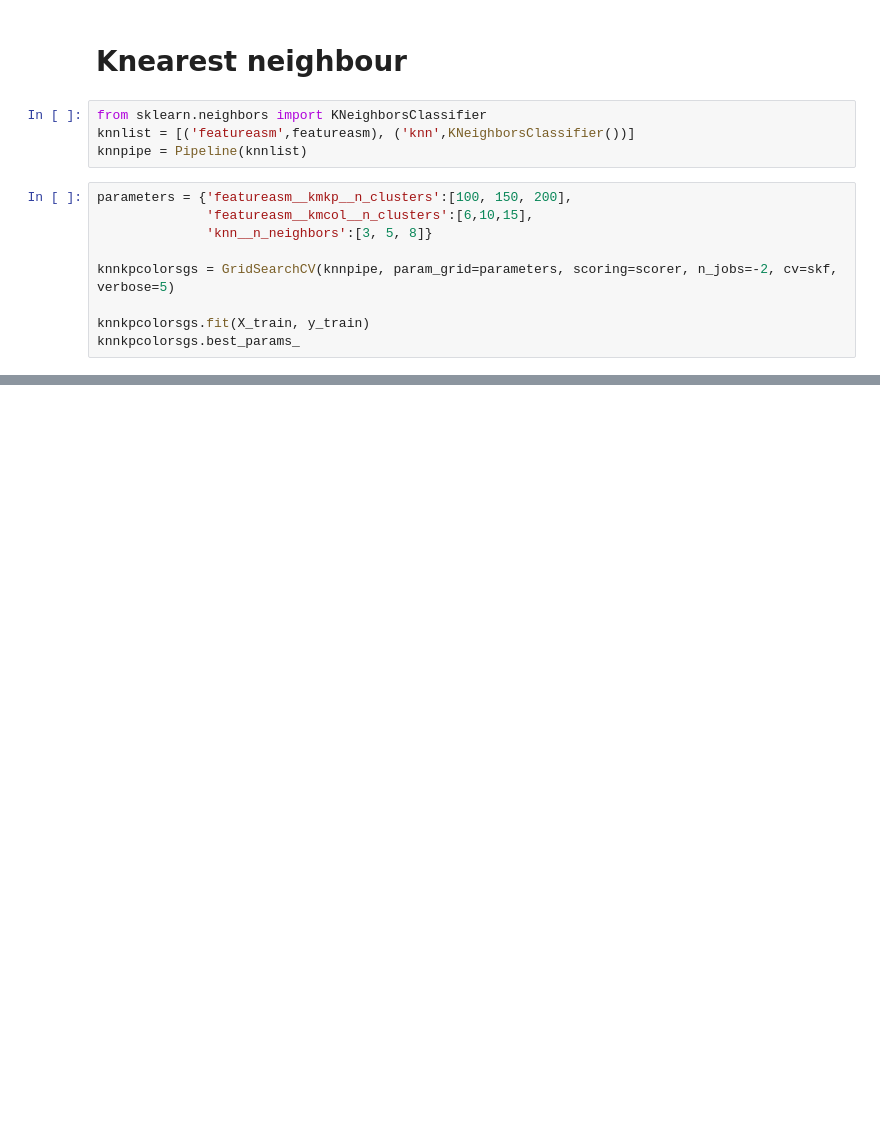
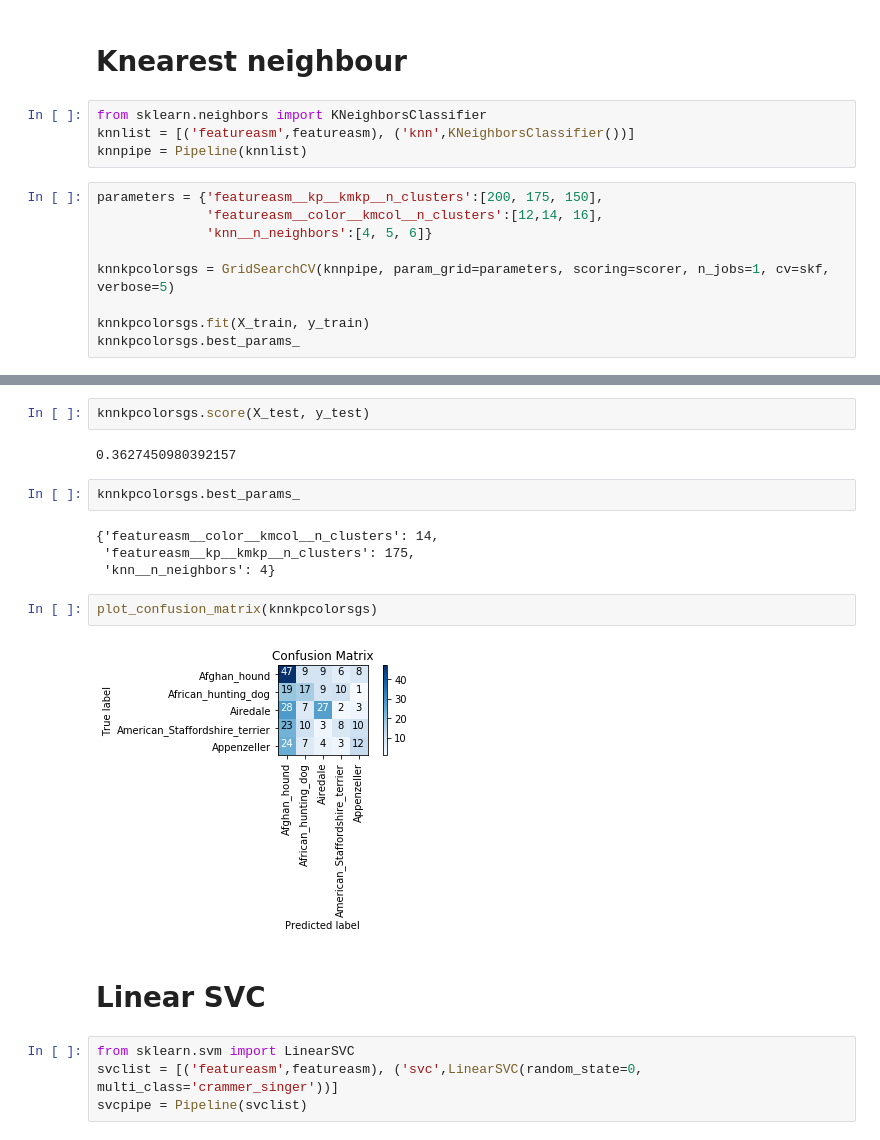
Before and after one commit to rudloffl/OCR-picture-recognition, a Jupyter notebook: Notebooks/B2 - sift - BOW.ipynb, the cells around one changed output, grey strips where cells are left out. Cells and saved outputs as stored; diff of their text form; blank space fills up the shorter version.

```diff
--- a/Notebooks/B2 - sift - BOW.ipynb
+++ b/Notebooks/B2 - sift - BOW.ipynb
@@ -515,11 +674,11 @@ from sklearn.neighbors import KNeighborsClassifier
 knnlist = [('featureasm',featureasm), ('knn',KNeighborsClassifier())]
 knnpipe = Pipeline(knnlist)
 # %%
-parameters = {'featureasm__kmkp__n_clusters':[100, 150, 200],
-              'featureasm__kmcol__n_clusters':[6,10,15],
-              'knn__n_neighbors':[3, 5, 8]}
+parameters = {'featureasm__kp__kmkp__n_clusters':[200, 175, 150],
+              'featureasm__color__kmcol__n_clusters':[12,14, 16],
+              'knn__n_neighbors':[4, 5, 6]}
 
-knnkpcolorsgs = GridSearchCV(knnpipe, param_grid=parameters, scoring=scorer, n_jobs=-2, cv=skf, verbose=5)
+knnkpcolorsgs = GridSearchCV(knnpipe, param_grid=parameters, scoring=scorer, n_jobs=1, cv=skf, verbose=5)
 
 knnkpcolorsgs.fit(X_train, y_train)
 knnkpcolorsgs.best_params_
@@ -534,0 +721,20 @@ Multiprocessing exception:
+# %%
+knnkpcolorsgs.score(X_test, y_test)
+# %% [output]
+0.3627450980392157
+# %%
+knnkpcolorsgs.best_params_
+# %% [output]
+{'featureasm__color__kmcol__n_clusters': 14,
+ 'featureasm__kp__kmkp__n_clusters': 175,
+ 'knn__n_neighbors': 4}
+# %%
+plot_confusion_matrix(knnkpcolorsgs)
+# %% [output]
+[figure, added]
+# %% [markdown]
+# Linear SVC
+# %%
+from sklearn.svm import LinearSVC
+svclist = [('featureasm',featureasm), ('svc',LinearSVC(random_state=0, multi_class='crammer_singer'))]
+svcpipe = Pipeline(svclist)
```
Also changed, not shown: parts of 49 cells of this notebook.
